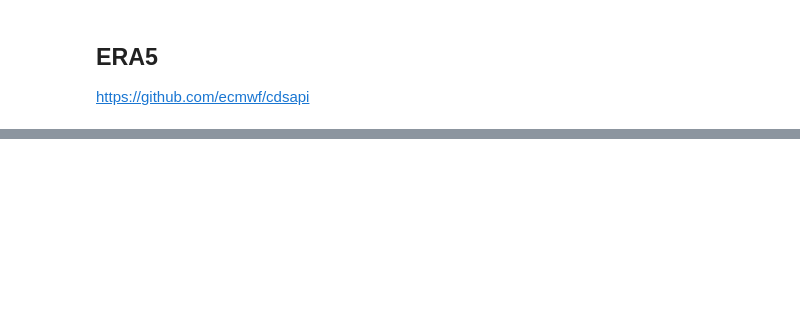
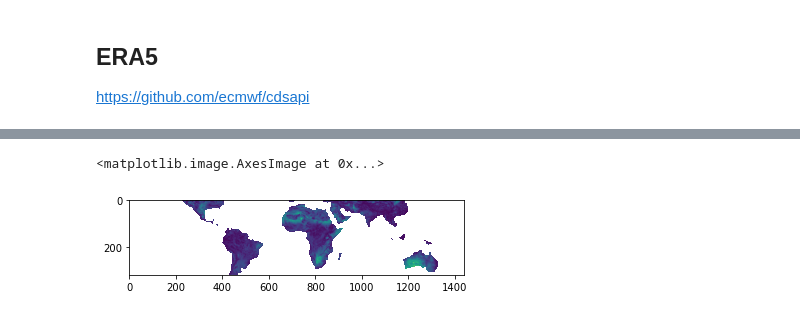
Before and after one commit to DKRZ-AIM/cygnss-deployment, a Jupyter notebook: notebooks/APIs.ipynb, the cells around one changed output, grey strips where cells are left out. Saved outputs shown, nothing was run; the diff lists cells and outputs as text; code cells hidden in the pictures; blank space fills up the shorter version.

```diff
--- a/notebooks/APIs.ipynb
+++ b/notebooks/APIs.ipynb
@@ -149,0 +227,7 @@ https://github.com/ecmwf/cdsapi
+# %%
+y_land = np.copy(y_true[0])
+y_land[globe_ocean_mask.T] = None
+plt.imshow(y_land)
+# %% [output]
+<matplotlib.image.AxesImage at 0x...>
+[figure, added]
```
Also changed, not shown: parts of 51 cells of this notebook, 1 other file.
